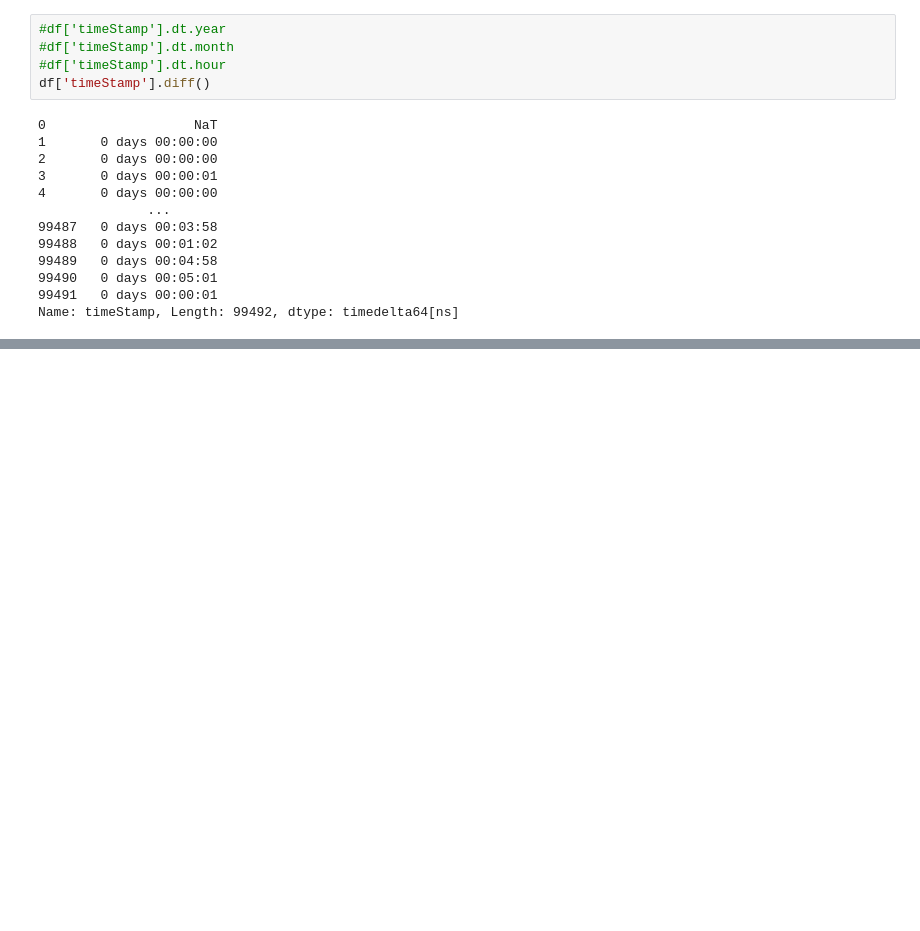
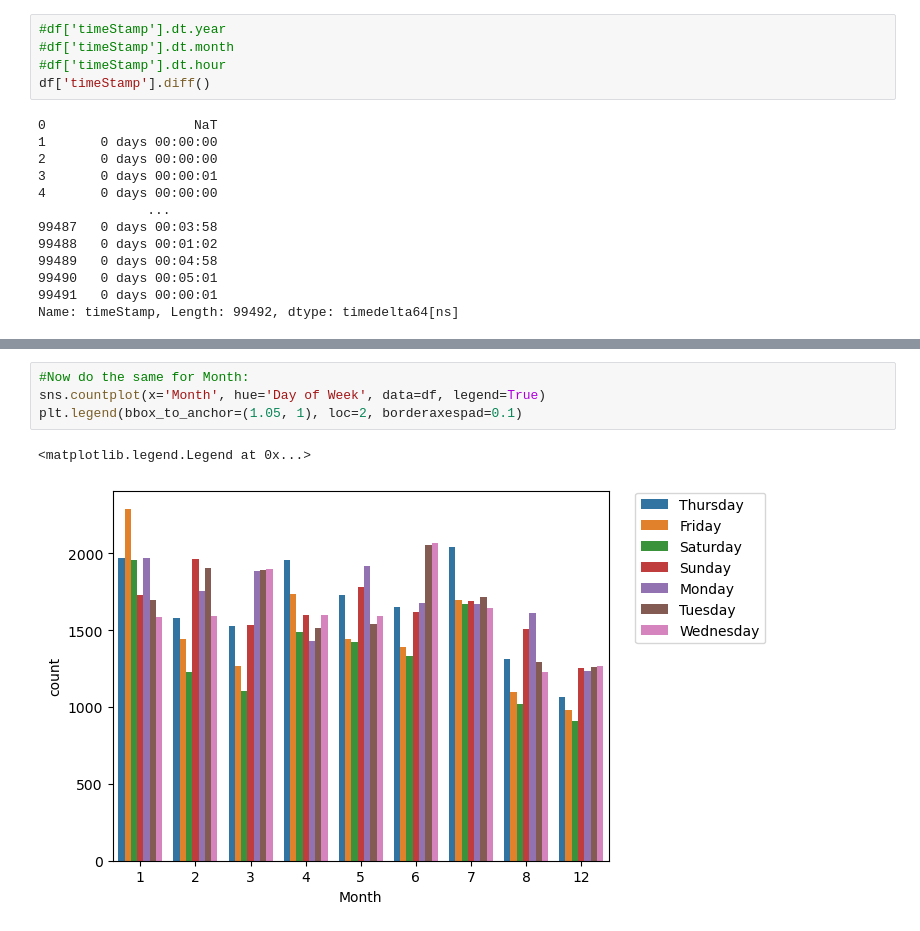
Before and after one commit to Lizaa-sm/python_to_DS, a Jupyter notebook: First - Data Project/Introduction.ipynb, the cells around one changed output, grey strips where cells are left out. Drawn from its saved outputs; the diff is of its cells as text; blank space fills up the shorter version.

```diff
--- a/First - Data Project/Introduction.ipynb
+++ b/First - Data Project/Introduction.ipynb
@@ -223,0 +234,7 @@ df.head(3)
+# %%
+#Now do the same for Month:
+sns.countplot(x='Month', hue='Day of Week', data=df, legend=True)
+plt.legend(bbox_to_anchor=(1.05, 1), loc=2, borderaxespad=0.1)
+# %% [output]
+<matplotlib.legend.Legend at 0x...>
+[figure, added]
```
Also changed, not shown: parts of 26 cells of this notebook.
